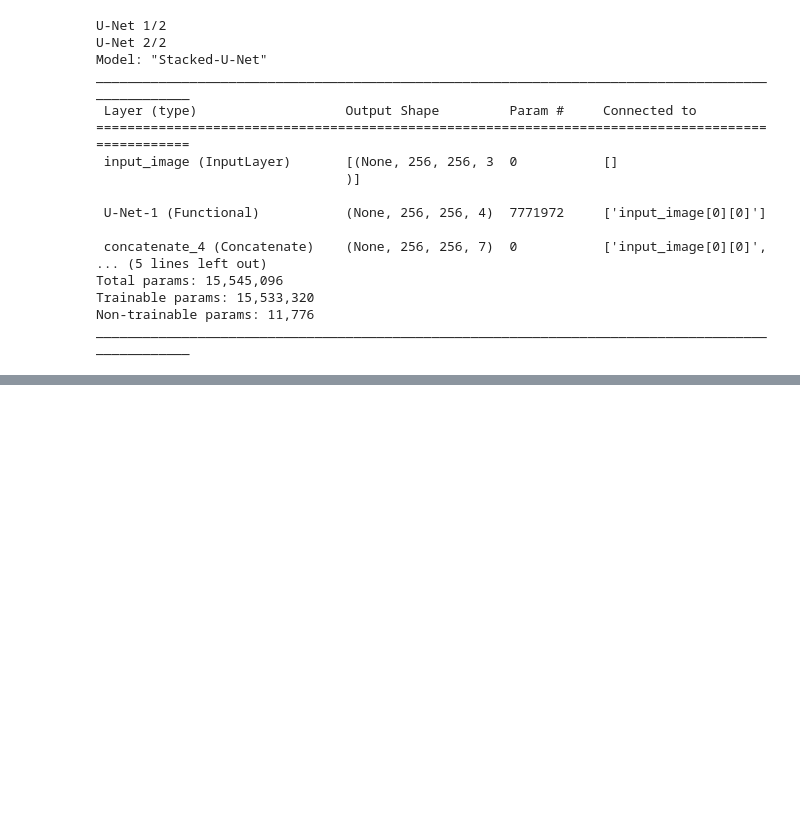
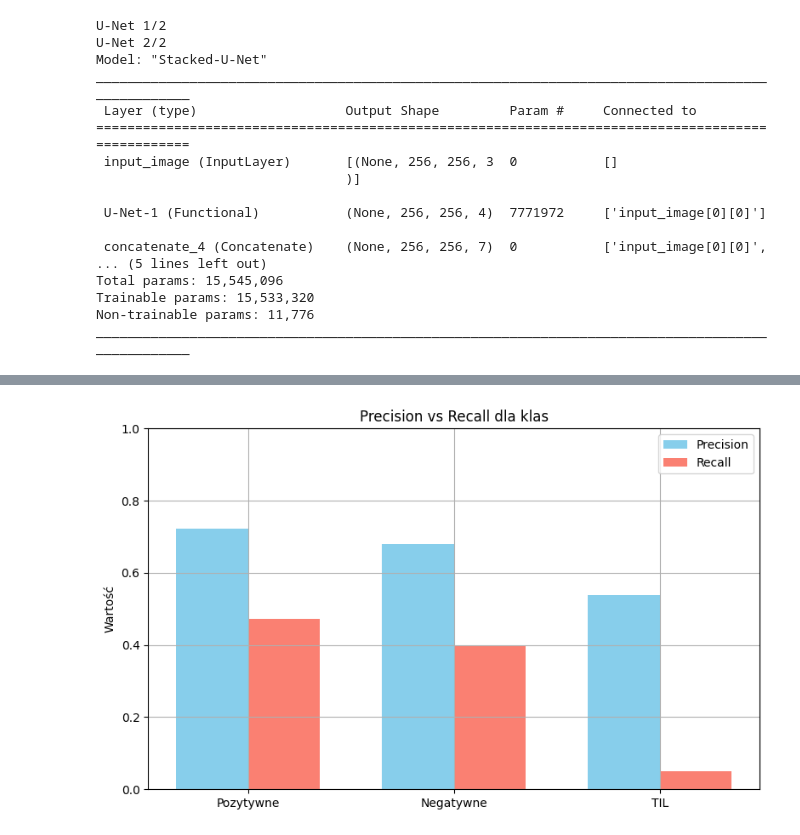
Before and after one commit to Bl4ckBend3r/Praca_Magisterska, a Jupyter notebook: SUNET.ipynb, the cells around one changed output, grey strips where cells are left out. Saved outputs shown, nothing was run; the diff lists cells and outputs as text; code cells hidden in the pictures; blank space fills up the shorter version.

```diff
--- a/SUNET.ipynb
+++ b/SUNET.ipynb
@@ -589,0 +655,13 @@ for i, label_name in enumerate(["Tło", "Pozytywne", "Negatywne", "TIL"]):
+# %%
+y_true_argmax = np.argmax(Y_test, axis=-1)
+y_pred_argmax = np.argmax(model.predict(test_ds), axis=-1)
+
+metrics_pix = pixel_metrics(y_true_argmax, y_pred_argmax)
+
+for class_id, name in zip([1, 2, 3], ["Pozytywne", "Negatywne", "TIL"]):
+    m = metrics_pix[class_id]
+    print(f"\nKlasa: {name}")
+    print(f"  Precision:   {m['precision']:.4f}")
+    print(f"  Recall:      {m['recall']:.4f}")
+    print(f"  F1-score:    {m['f1']:.4f}")
+    print(f"  Specificity: {m['specificity']:.4f}")
@@ -589,0 +688,25 @@ for i, label_name in enumerate(["Tło", "Pozytywne", "Negatywne", "TIL"]):
+# %%
+labels = ['Pozytywne', 'Negatywne', 'TIL']
+precision = [metrics_pix[i]['precision'] for i in range(1, 4)]
+recall = [metrics_pix[i]['recall'] for i in range(1, 4)]
+
+x = np.arange(len(labels))
+width = 0.35
+
+# Tworzenie wykresu
+fig, ax = plt.subplots(figsize=(8, 5))
+ax.bar(x - width/2, precision, width, label='Precision', color='skyblue')
+ax.bar(x + width/2, recall, width, label='Recall', color='salmon')
+
+ax.set_ylabel('Wartość')
+ax.set_title('Precision vs Recall dla klas')
+ax.set_xticks(x)
+ax.set_xticklabels(labels)
+ax.set_ylim(0, 1)
+ax.legend()
+ax.grid(True)
+
+plt.tight_layout()
+plt.show()
+# %% [output]
+[figure, added]
```
Also changed, not shown: parts of 12 cells of this notebook.
